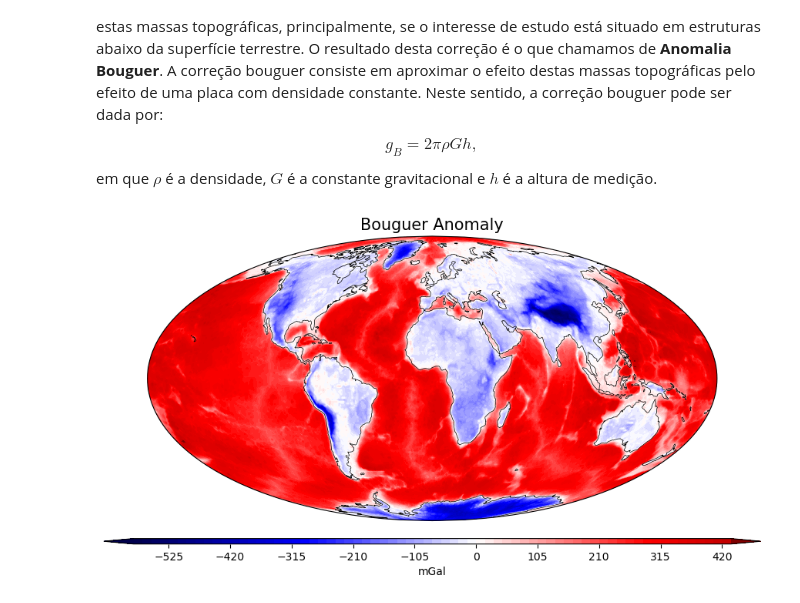
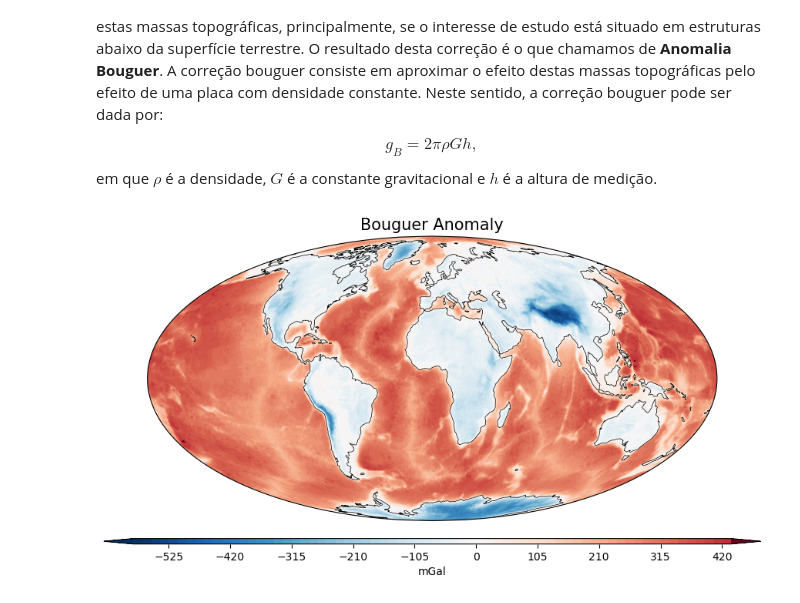
Before and after one commit to andrelreis/geofisica1, a Jupyter notebook: code/3. gravity_disturbance/gravity_disturbance_and_anomalies.ipynb, the cells around one changed output. Drawn from its saved outputs; the diff is of its cells as text; code cells hidden in the pictures.

```diff
--- a/code/3. gravity_disturbance/gravity_disturbance_and_anomalies.ipynb
+++ b/code/3. gravity_disturbance/gravity_disturbance_and_anomalies.ipynb
@@ -132,15 +132,15 @@ bouguer_anomaly = disturbance - bouguer_correction
 # %%
 fig = plt.figure(figsize=(11,6))
 
 ax = fig.add_subplot(projection=ccrs.Mollweide())
 ax.coastlines(linewidth=0.5)
 ax.set_global()
 ax.set_title('Bouguer Anomaly',fontsize=15)
-cmap = ax.contourf(lon,lat,bouguer_anomaly,100,transform=ccrs.PlateCarree(),cmap='seismic',norm=colors.CenteredNorm(),extend='both')
+cmap = ax.contourf(lon,lat,bouguer_anomaly,100,transform=ccrs.PlateCarree(),cmap='RdBu_r',norm=colors.CenteredNorm(),extend='both')
 cbar = fig.colorbar(cmap,orientation='horizontal',pad=0.05,aspect=120,spacing='uniform',ax=ax)
 cbar.set_label('mGal',fontsize=10)
 
 plt.savefig('images/bouguer_anomaly.png',dpi=200,bbox_inches='tight')
 plt.show()
 # %% [output]
-[figure, old version]
+[figure, new version]
```
Also changed, not shown: 10 other files.
